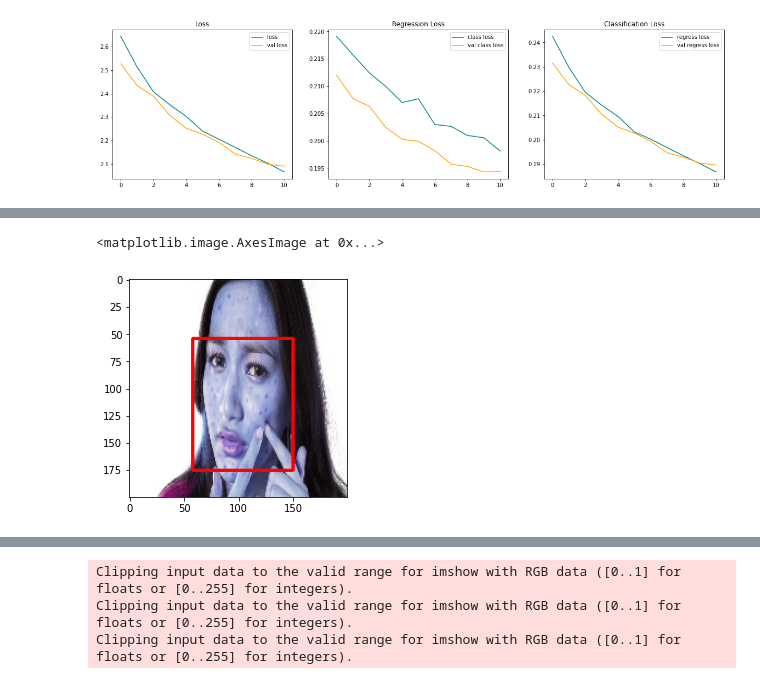
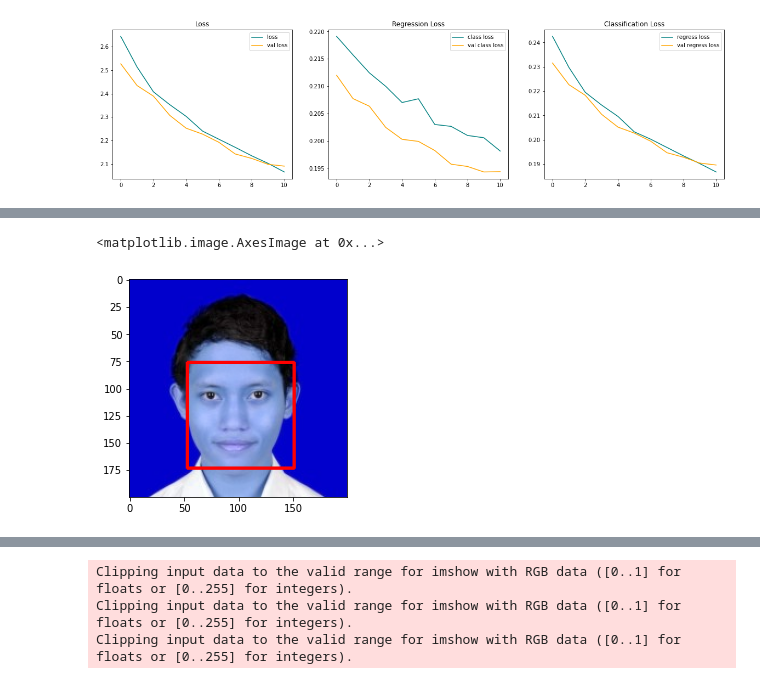
Before and after one commit to feratyusa/paras-capstone-bangkit-2022, a Jupyter notebook: ML/face_detection/face_detect.ipynb, the cells around one changed output, grey strips where cells are left out. Drawn from its saved outputs; the diff is of its cells as text; code cells hidden in the pictures.

```diff
--- a/ML/face_detection/face_detect.ipynb
+++ b/ML/face_detection/face_detect.ipynb
@@ -134,0 +113,2 @@ model.compile(optimizer=opt, loss=['binary_crossentropy', localization_loss],los
+# %%
+hist = model.fit(train, epochs=30, validation_data=val, callbacks=[callback])
@@ -389,4 +380,6 @@ lr_schedule = tf.keras.optimizers.schedules.ExponentialDecay(
   staircase=True)
 
 opt = tf.keras.optimizers.Adam(learning_rate=lr_schedule, amsgrad=True)
-model.compile(optimizer=opt, loss=['binary_crossentropy', localization_loss],loss_weights=[10, 1] )
+model.compile(optimizer=opt, loss=['binary_crossentropy', localization_loss])
+# %%
+hist = model.fit(train, epochs=60, initial_epoch=hist.epoch[-1], validation_data=val, callbacks=[callback])
@@ -459,7 +470,8 @@ plt.show()
 # %% [output]
 [figure]
 # %%
-img = load_image('/content/020743600_1560920290-iStock-469278436.jpg')
+img = load_image('C:\\Users\\AcerNitro5\\Downloads\\1649249828951.jpg')
+#img = load_image('image_data/aug_data_face/validation/images/003211.jpg')
 img = tf.image.resize(img, [200,200])
 img_d = img[np.newaxis, ...]
 # %%
@@ -471,37 +487,38 @@ yhat = model.predict(img_d)
 import cv2
 
 # path
-path = r'/content/020743600_1560920290-iStock-469278436.jpg'
+path = r'C:\\Users\\AcerNitro5\\Downloads\\1649249828951.jpg'
+#path = r'image_data/aug_data_face/validation/images/003211.jpg'
 
 # Reading an image in default mode
 image = cv2.imread(path)
 image = cv2.resize(image, (200, 200))
 
 # Window name in which image is displayed
 window_name = 'Image'
 
 # Start coordinate, here (5, 5)
 # represents the top left corner of rectangle
 #start_point = tuple(np.multiply(yhat[1][0][:2], [200,200]).astype(int))
-start_point = tuple(np.multiply(yhat[1][0][:2], [200,200]).astype(int) - np.array([21, 18]))
+start_point = tuple(np.multiply(yhat[1][0][:2], [200,200]).astype(int))
 
 # Ending coordinate, here (220, 220)
 # represents the bottom right corner of rectangle
 #end_point = tuple(np.multiply(yhat[1][0][2:], [200,200]).astype(int))
-end_point = tuple(np.multiply(yhat[1][0][2:], [200,200]).astype(int) - np.array([35, 18]))
+end_point = tuple(np.multiply(yhat[1][0][2:], [200,200]).astype(int))
 
 # Blue color in BGR
 color = (255, 0, 0)
 
 # Line thickness of 2 px
 thickness = 2
 
 # Using cv2.rectangle() method
 # Draw a rectangle with blue line borders of thickness of 2 px
 image = cv2.rectangle(image, start_point, end_point, color, thickness)
 
 # Displaying the image
 plt.imshow(image)
 # %% [output]
 <matplotlib.image.AxesImage at 0x...>
-[figure, old version]
+[figure, new version]
```
Also changed, not shown: parts of 31 cells of this notebook, 12 other files.
